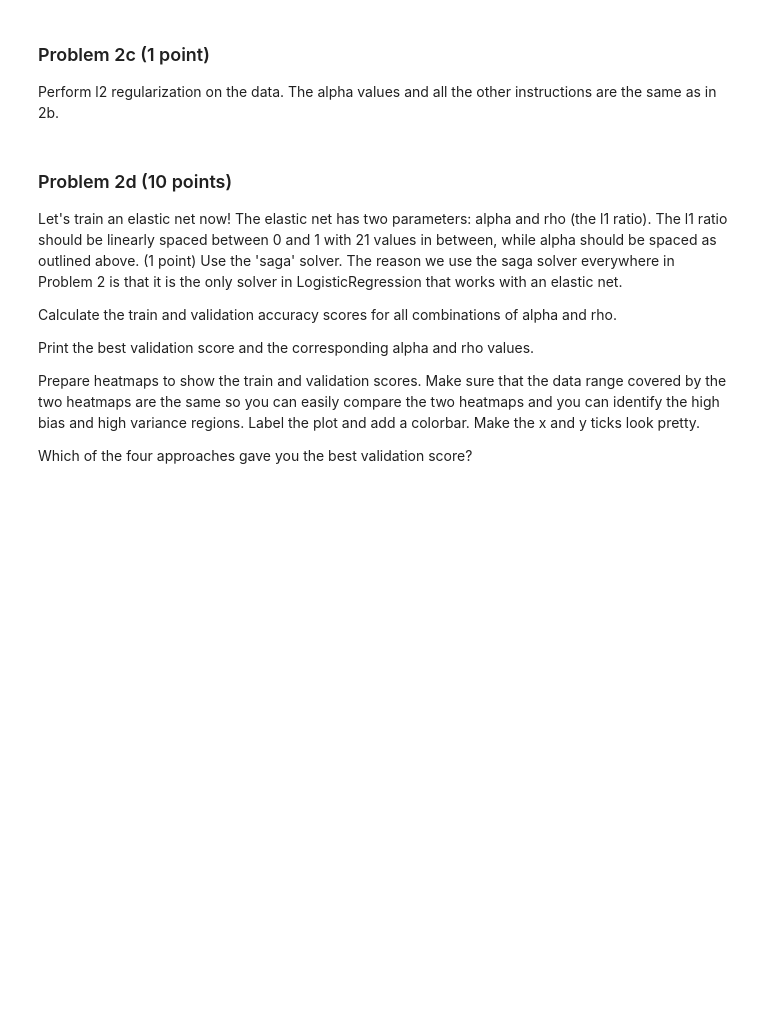
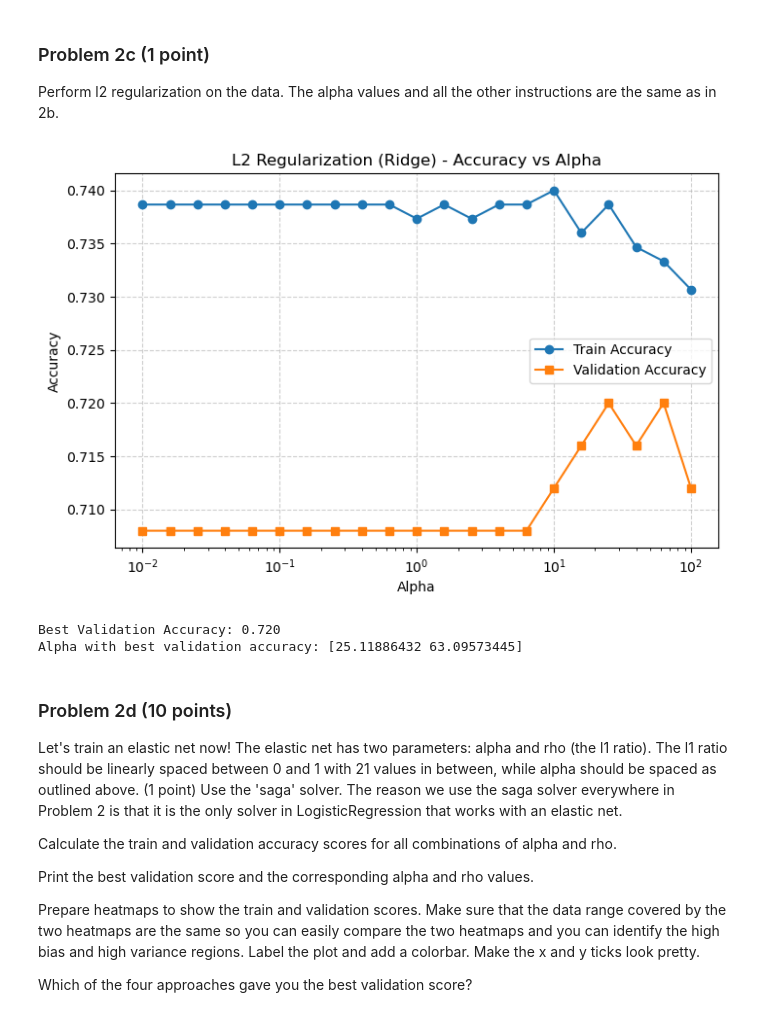
Before and after one commit to IsabellaTan/Brown-DATA1030-HW5, a Jupyter notebook: PS5.ipynb, the cells around one changed output. Cells and saved outputs as stored; diff of their text form; code cells hidden in the pictures; blank space fills up the shorter version.

```diff
--- a/PS5.ipynb
+++ b/PS5.ipynb
@@ -323,3 +417,57 @@ Perform l2 regularization on the data. The alpha values and all the other instru
+# %%
+# your code here
+
+# Let alpha vary from 1e-2 to 1e2 (21 values in total)
+alphas = np.logspace(-2, 2, 21)
+# Initialize lists to store training and validation accuracies
+train_acc_list = []
+val_acc_list = []
+
+# Loop through each alpha value
+for alpha in alphas:
+    model = LogisticRegression(
+        penalty='l2', # set penalty to 'l2' for ridge regularization
+        solver='saga',
+        C=1/alpha,
+        max_iter=5000,
+        random_state=321)
+    model.fit(X_train, y_train)
+
+    # make predictions on training set and calculate training accuracy
+    y_train_pred = model.predict(X_train)
+    train_acc = accuracy_score(y_train, y_train_pred)
+    # save to the lsit
+    train_acc_list.append(train_acc)
+
+    # make predictions on validation set and calculate validation accuracy
+    y_val_pred = model.predict(X_val)
+    val_acc = accuracy_score(y_val, y_val_pred)
+    # save to the list
+    val_acc_list.append(val_acc)
+
+plt.figure(figsize=(8,5))
+plt.plot(alphas, train_acc_list, marker='o', label='Train Accuracy') # marker='o' let the data points be represented by circles
+plt.plot(alphas, val_acc_list, marker='s', label='Validation Accuracy') # marker='s' let the data points be represented by squares
+plt.xscale('log') # set x-axis to logarithmic scale in order to better visualize the results
+plt.xlabel('Alpha')
+plt.ylabel('Accuracy')
+plt.title('L2 Regularization (Ridge) - Accuracy vs Alpha')
+plt.legend()
+plt.grid(True, linestyle='--', alpha=0.6)
+plt.show()
+
+# Find the alpha that gives the highest validation accuracy
+val_acc_array = np.array(val_acc_list) # Convert to NumPy array for easier calculations
+best_val_acc = val_acc_array.max() # find the maximum validation accuracy
+best_alpha_idx = np.where(val_acc_array == best_val_acc)[0] # find the index/indices of the maximum validation accuracy
+best_alphas = alphas[best_alpha_idx] # find the corresponding alpha value(s)
+# Print the results
+print(f"Best Validation Accuracy: {best_val_acc:.3f}")
+print("Alpha with best validation accuracy:", best_alphas)
+# %% [output]
+[figure, added]
+Best Validation Accuracy: 0.720
+Alpha with best validation accuracy: [25.11886432 63.09573445]
 # %% [markdown]
 ### Problem 2d (10 points)
 
```
Also changed, not shown: parts of 10 cells of this notebook.
